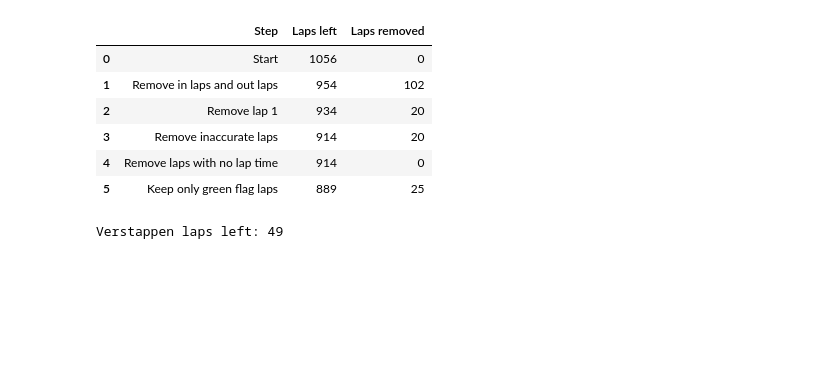
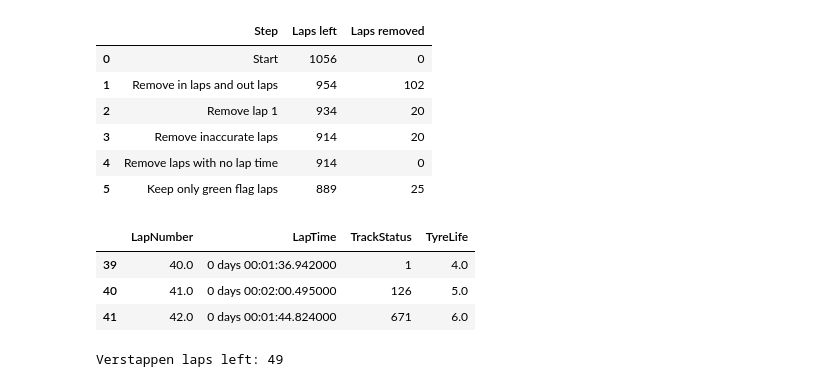
Before and after one commit to janjanisz/boxbox, a Jupyter notebook: 05_cleaning.ipynb, the cells around one changed output. Saved outputs shown, nothing was run; the diff lists cells and outputs as text; code cells hidden in the pictures; blank space fills up the shorter version.

```diff
--- a/05_cleaning.ipynb
+++ b/05_cleaning.ipynb
@@ -139,6 +176,13 @@ funnel
 | 3 | Remove inaccurate laps | 914 | 20 |
 | 4 | Remove laps with no lap time | 914 | 0 |
 | 5 | Keep only green flag laps | 889 | 25 |
+# %%
+laps[(laps['Driver'] == 'VER') & (laps['LapNumber'].isin([40, 41, 42]))][['LapNumber', 'LapTime', 'TrackStatus', 'TyreLife']]
+# %% [output]
+|  | LapNumber | LapTime | TrackStatus | TyreLife |
+| 39 | 40.0 | 0 days 00:01:36.942000 | 1 | 4.0 |
+| 40 | 41.0 | 0 days 00:02:00.495000 | 126 | 5.0 |
+| 41 | 42.0 | 0 days 00:01:44.824000 | 671 | 6.0 |
 # %%
 import matplotlib.pyplot as plt
 plt.style.use('dark_background')
```
Also changed, not shown: parts of 9 cells of this notebook, 3 other files.
